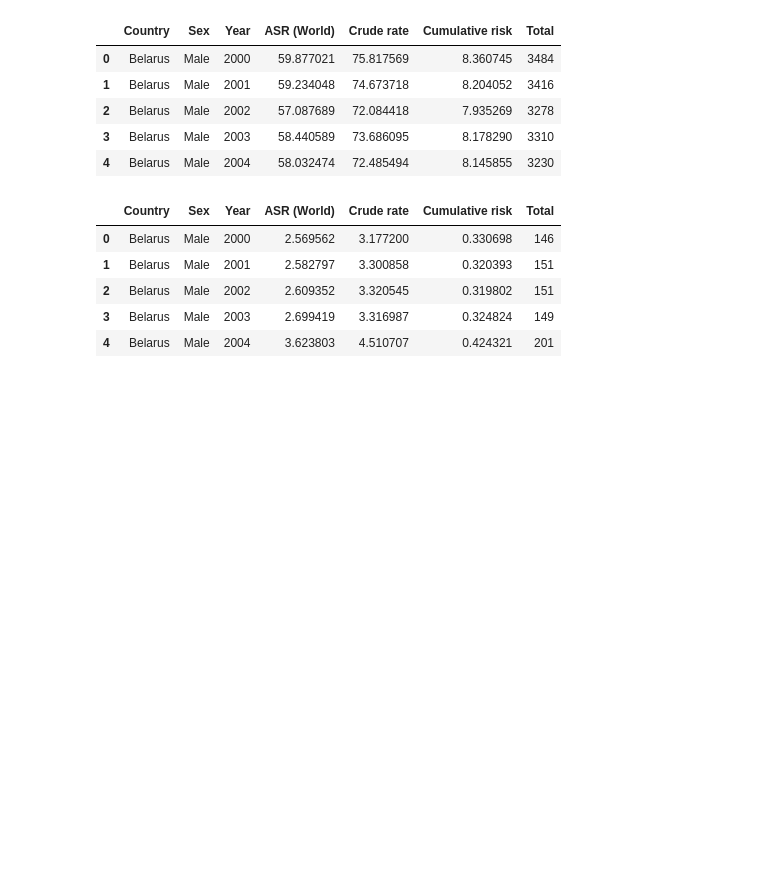
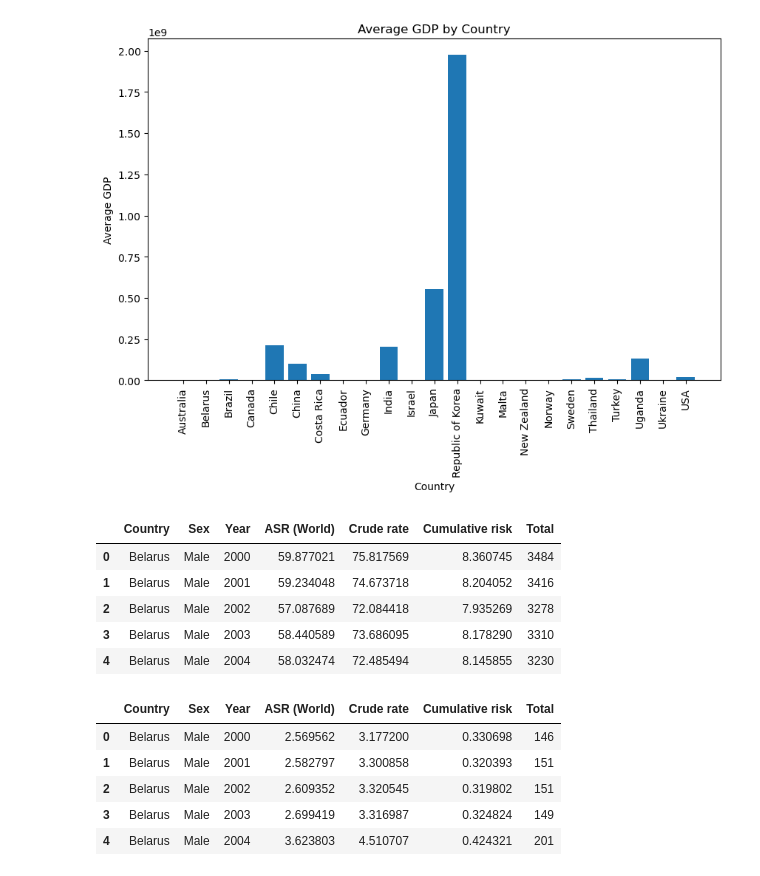
Before and after one commit to rohanhpatel/nw-project-1, a Jupyter notebook: project1.ipynb, the cells around one changed output. Drawn from its saved outputs; the diff is of its cells as text; code cells hidden in the pictures; blank space fills up the shorter version.

```diff
--- a/project1.ipynb
+++ b/project1.ipynb
@@ -96,3 +103,24 @@ GDP_data.head()
+# %%
+# List of countries you want to include in the bar chart
+selected_countries = ["USA", "China", "Belarus", "Turkey", "Canada", "Chile","Columbia", "Costa Rica",
+"Ecuador", "Germany", "India", "Australia", "Israel", "Japan",
+"Republic of Korea", "Kuwait", "Malta", "New Zealand",
+"Norway", "Sweden", "Brazil", "Thailand", "Turkey", "Uganda", "Ukraine"]
+
+# Filter the GDP data to include only the selected countries
+selected_GDP_data = GDP_data[GDP_data["Country"].isin(selected_countries)]
+
+
+
+plt.figure(figsize=(10, 6))
+plt.bar(selected_GDP_data["Country"], selected_GDP_data["Average GDP"])
+plt.xlabel("Country")
+plt.ylabel("Average GDP")
+plt.title("Average GDP by Country")
+plt.xticks(rotation=90)
+plt.show()
+# %% [output]
+[figure, added]
 # %%
 lung_data.head()
 # %% [output]
```
Also changed, not shown: parts of 8 cells of this notebook.
